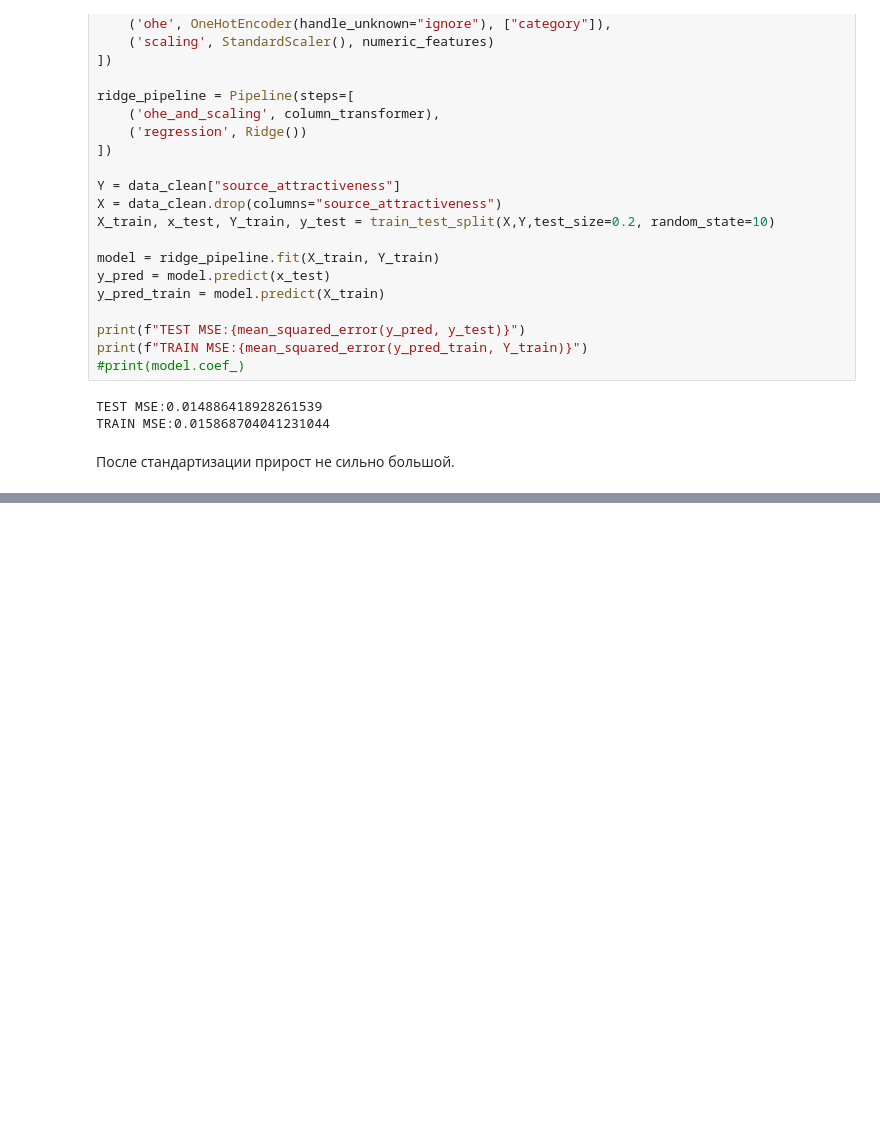
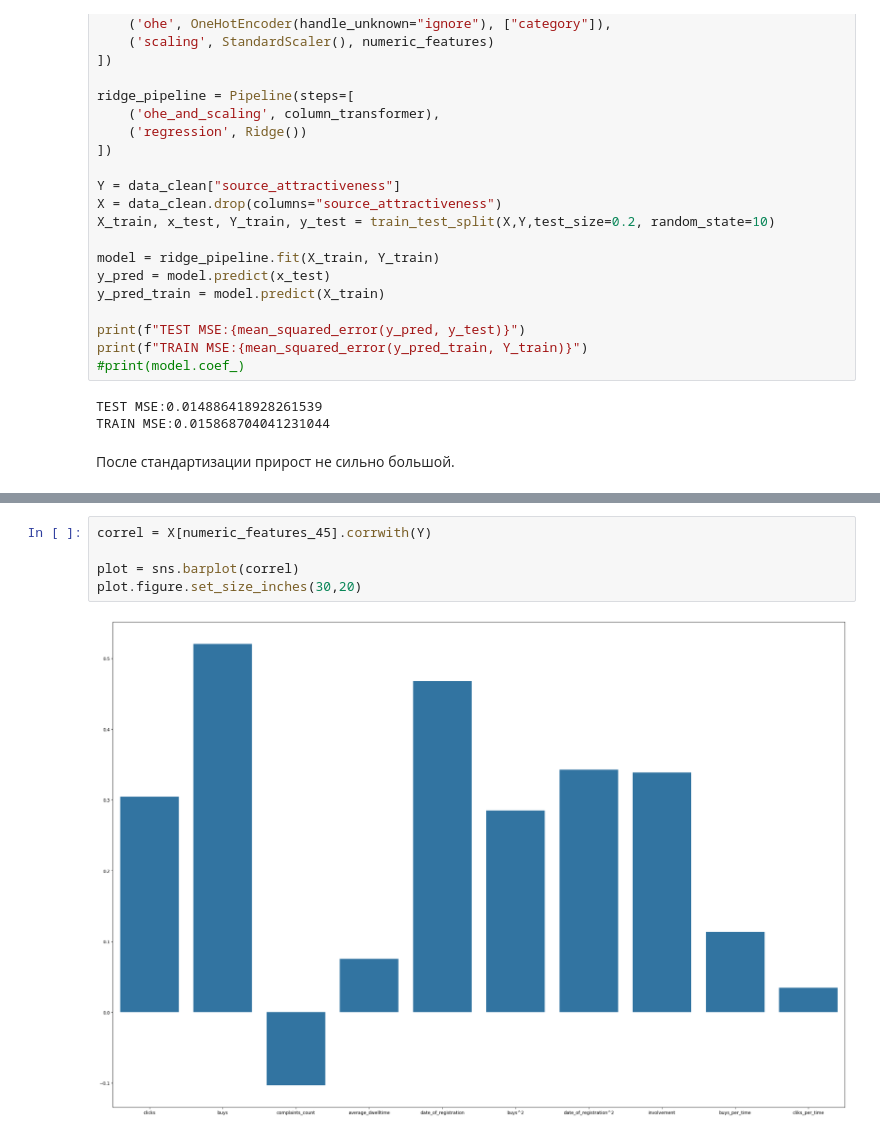
Before and after one commit to StiksXGod/MAI_ML_2024, a Jupyter notebook: lab_2/lab_2.ipynb, the cells around one changed output, grey strips where cells are left out. Saved outputs shown, nothing was run; the diff lists cells and outputs as text; blank space fills up the shorter version.

```diff
--- a/lab_2/lab_2.ipynb
+++ b/lab_2/lab_2.ipynb
@@ -351,0 +565,7 @@ TRAIN MSE:0.015868704041231044
+# %%
+correl = X[numeric_features_45].corrwith(Y)
+
+plot = sns.barplot(correl)
+plot.figure.set_size_inches(30,20)
+# %% [output]
+[figure, added]
```
Also changed, not shown: parts of 18 cells of this notebook.
